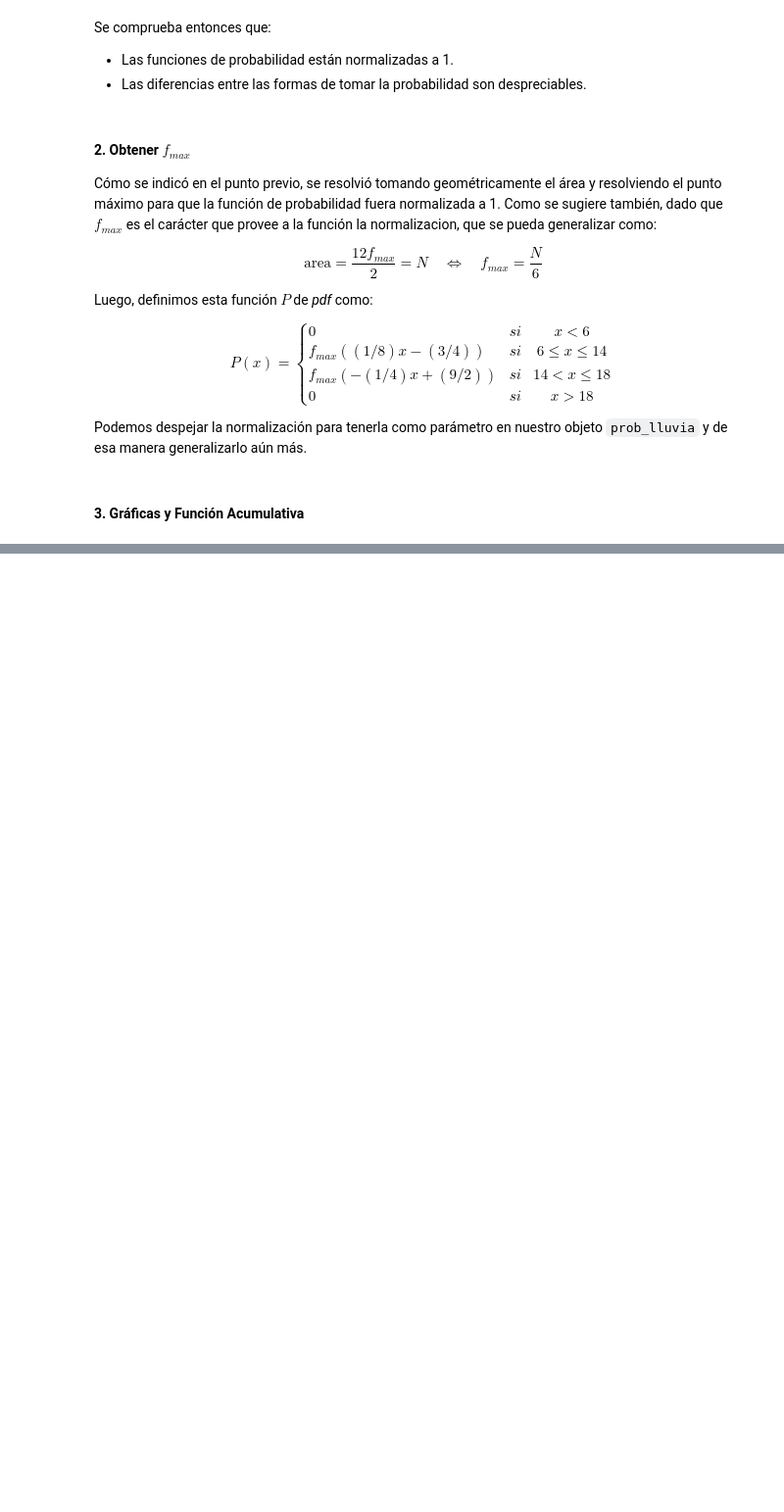
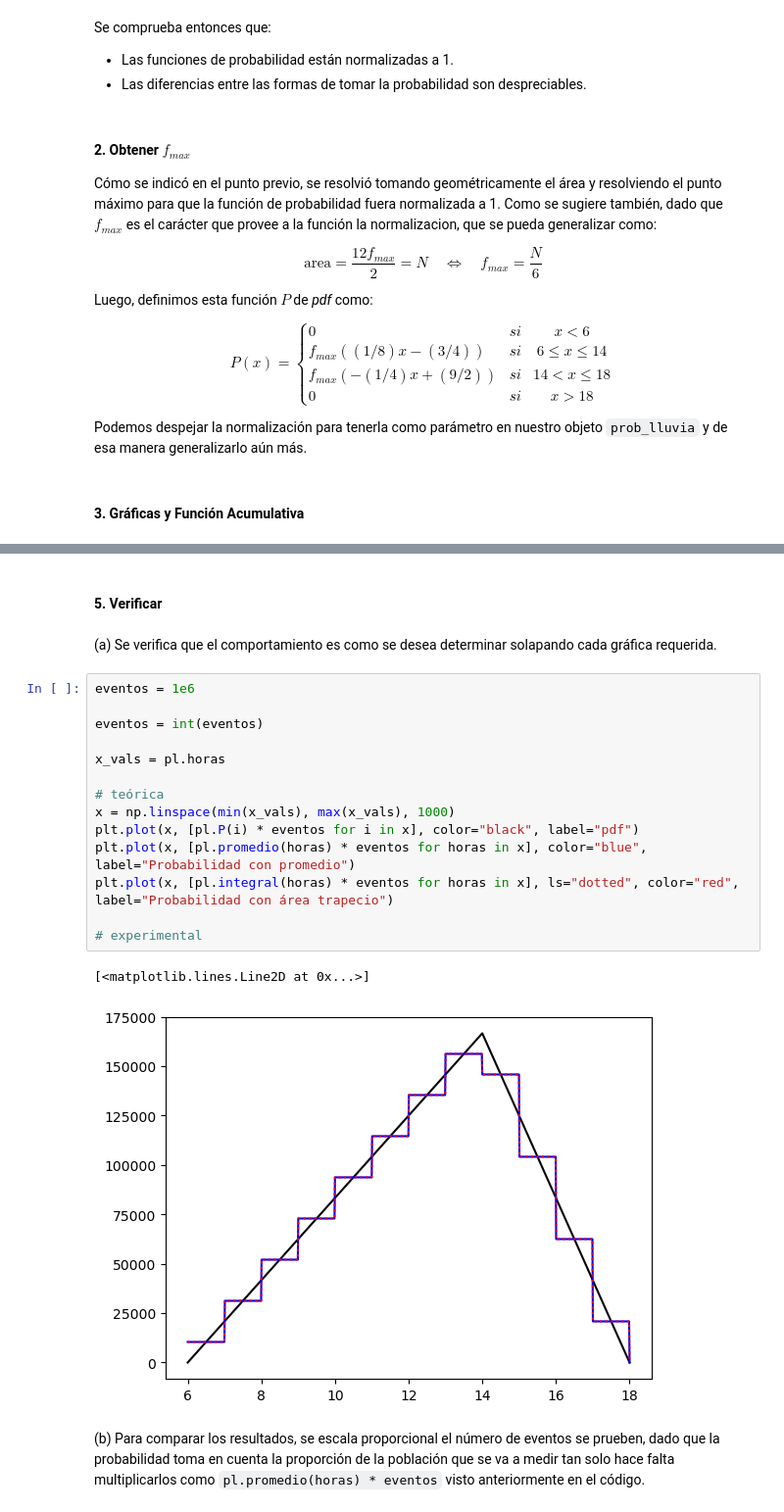
Before and after one commit to PinzonHarker/2024-II_InstrumentacionNuclear, a Jupyter notebook: 1-1_Taller_Simulacion.ipynb, the cells around one changed output, grey strips where cells are left out. Shown: that part at 98% size. Cells and saved outputs as stored; diff of their text form; blank space fills up the shorter version.

```diff
--- a/1-1_Taller_Simulacion.ipynb
+++ b/1-1_Taller_Simulacion.ipynb
@@ -125,0 +183,23 @@ AttributeError: 'prob_lluvia' object has no attribute 'f_max'
+# %% [markdown]
+#### 5. Verificar
+# %% [markdown]
+(a) Se verifica que el comportamiento es como se desea determinar solapando cada gráfica requerida.
+# %%
+eventos = 1e6
+
+eventos = int(eventos)
+
+x_vals = pl.horas
+
+# teórica
+x = np.linspace(min(x_vals), max(x_vals), 1000)
+plt.plot(x, [pl.P(i) * eventos for i in x], color="black", label="pdf")
+plt.plot(x, [pl.promedio(horas) * eventos for horas in x], color="blue", label="Probabilidad con promedio")
+plt.plot(x, [pl.integral(horas) * eventos for horas in x], ls="dotted", color="red", label="Probabilidad con área trapecio")
+
+# experimental
+# %% [output]
+[<matplotlib.lines.Line2D at 0x...>]
+[figure, added]
+# %% [markdown]
+(b) Para comparar los resultados, se escala proporcional el número de eventos se prueben, dado que la probabilidad toma en cuenta la proporción de la población que se va a medir tan solo hace falta multiplicarlos como `pl.promedio(horas) * eventos` visto anteriormente en el código.
```
Also changed, not shown: parts of 10 cells of this notebook.
